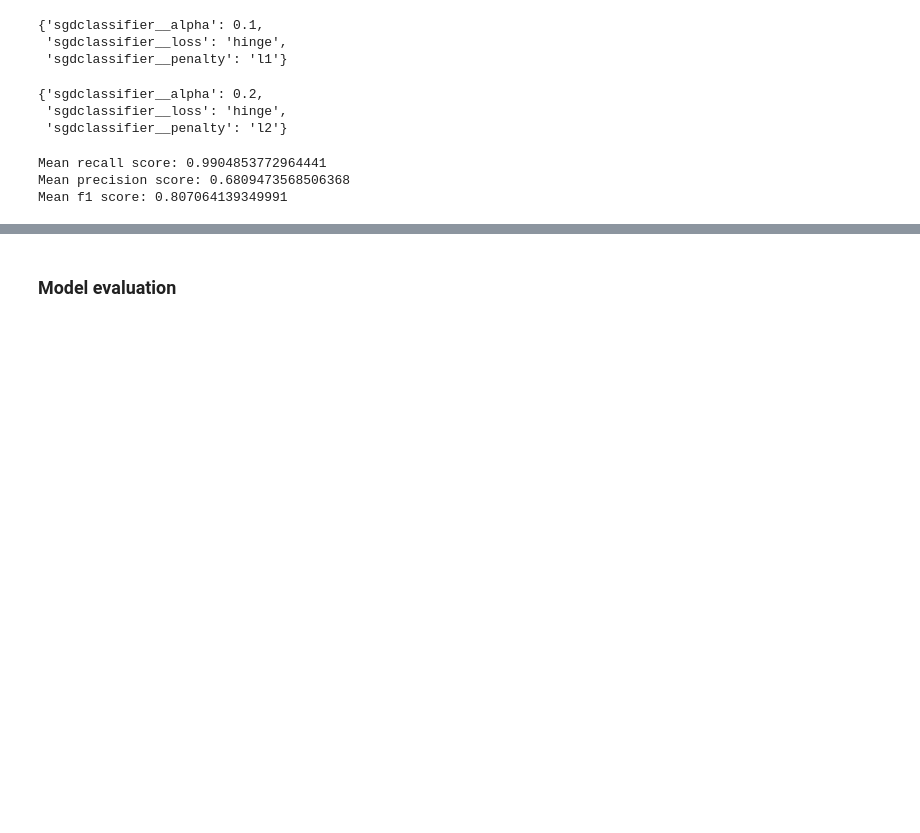
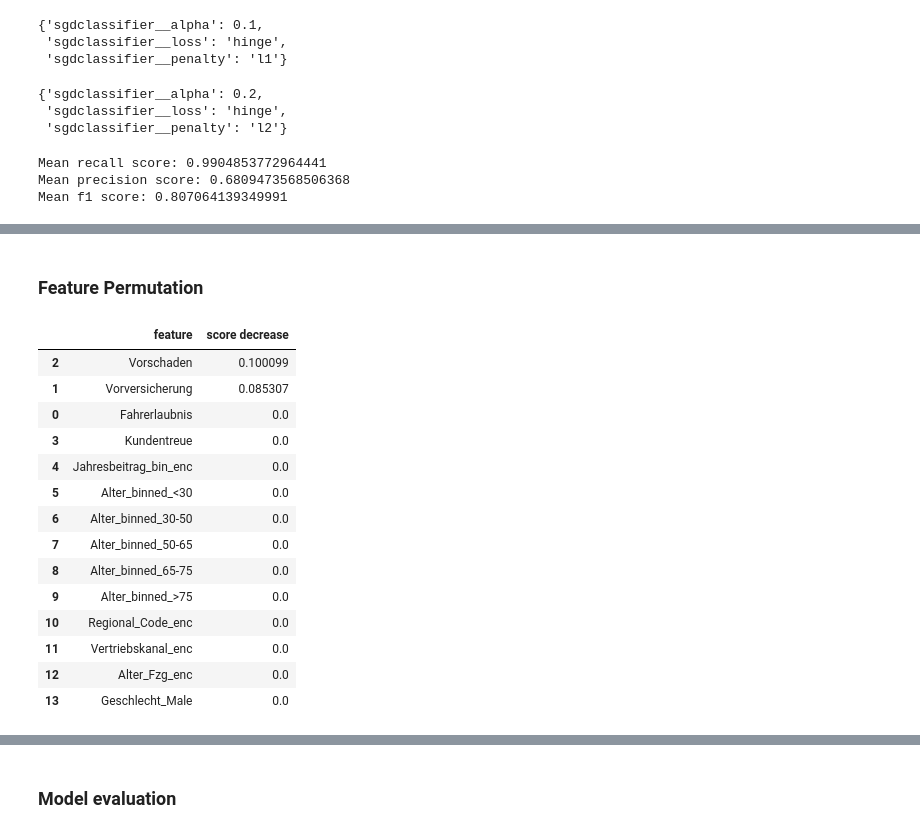
Before and after one commit to mariamorskovatykh/coding_challenge, a Jupyter notebook: affinity_modelling.ipynb, the cells around one changed output, grey strips where cells are left out. Saved outputs shown, nothing was run; the diff lists cells and outputs as text; code cells hidden in the pictures; blank space fills up the shorter version.

```diff
--- a/affinity_modelling.ipynb
+++ b/affinity_modelling.ipynb
@@ -1064,0 +1119,21 @@ Mean f1 score: 0.807064139349991
+# %%
+# Create the classifier
+sgd_clf = SGDClassifier(**best_params)
+
+# Fit the model
+sgd_clf.fit(X_train, y_train)
+
+# Use recall as the scoring metric
+recall_scores = cross_val_score(sgd_clf, X_train, y_train, cv=5, scoring='recall')
+mean_recall = recall_scores.mean()
+print("Mean recall score:", mean_recall)
+
+# Use precision as the scoring metric
+precision_scores = cross_val_score(sgd_clf, X_train, y_train, cv=5, scoring='precision')
+mean_precision = precision_scores.mean()
+print("Mean precision score:", mean_precision)
+
+# Use f1 as the scoring metric
+f1_scores = cross_val_score(sgd_clf, X_train, y_train, cv=5, scoring='f1')
+mean_f1 = f1_scores.mean()
+print("Mean f1 score:", mean_f1)
@@ -1064,0 +1160,39 @@ Mean f1 score: 0.807064139349991
+# %% [markdown]
+### Feature Permutation
+# %%
+# Create the classifier
+sgd_clf = SGDClassifier(**best_params)
+
+# Add estimator
+pipeline = make_pipeline(preprocessor, sgd_clf)
+
+# Fit the model
+pipeline.fit(X_train, y_train)
+
+# Performs Permutation
+permutation_score = permutation_importance(pipeline, X_train, y_train, n_repeats=10)
+
+# Unstack results showing the decrease in performance after shuffling features
+importance_df = pd.DataFrame(np.vstack((X_train.columns,
+                                        permutation_score.importances_mean)).T)
+importance_df.columns=['feature','score decrease']
+importance_df['score decrease'] = importance_df['score decrease'].abs()
+
+# Show the important features
+importance_df.sort_values(by="score decrease", ascending = False)
+# %% [output]
+|  | feature | score decrease |
+| 2 | Vorschaden | 0.100099 |
+| 1 | Vorversicherung | 0.085307 |
+| 0 | Fahrerlaubnis | 0.0 |
+| 3 | Kundentreue | 0.0 |
+| 4 | Jahresbeitrag_bin_enc | 0.0 |
+| 5 | Alter_binned_<30 | 0.0 |
+| 6 | Alter_binned_30-50 | 0.0 |
+| 7 | Alter_binned_50-65 | 0.0 |
+| 8 | Alter_binned_65-75 | 0.0 |
+| 9 | Alter_binned_>75 | 0.0 |
+| 10 | Regional_Code_enc | 0.0 |
+| 11 | Vertriebskanal_enc | 0.0 |
+| 12 | Alter_Fzg_enc | 0.0 |
+| 13 | Geschlecht_Male | 0.0 |
```
Also changed, not shown: parts of 23 cells of this notebook.
